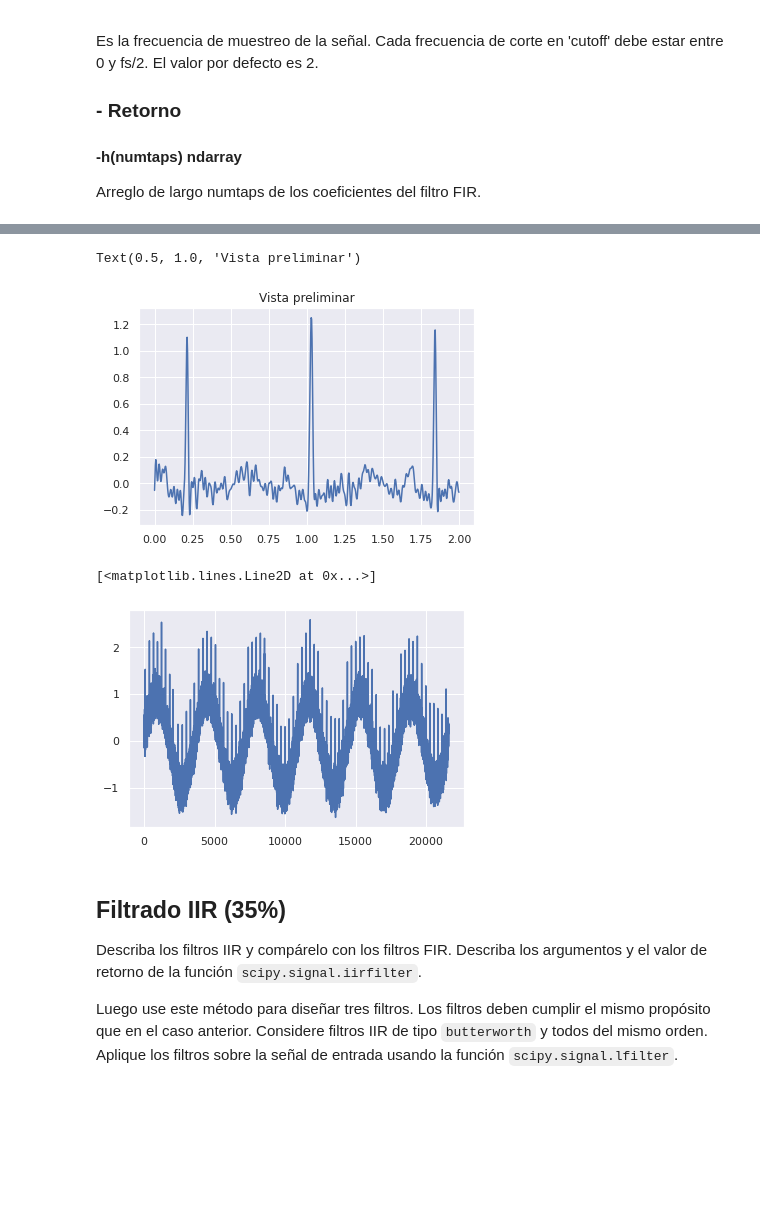
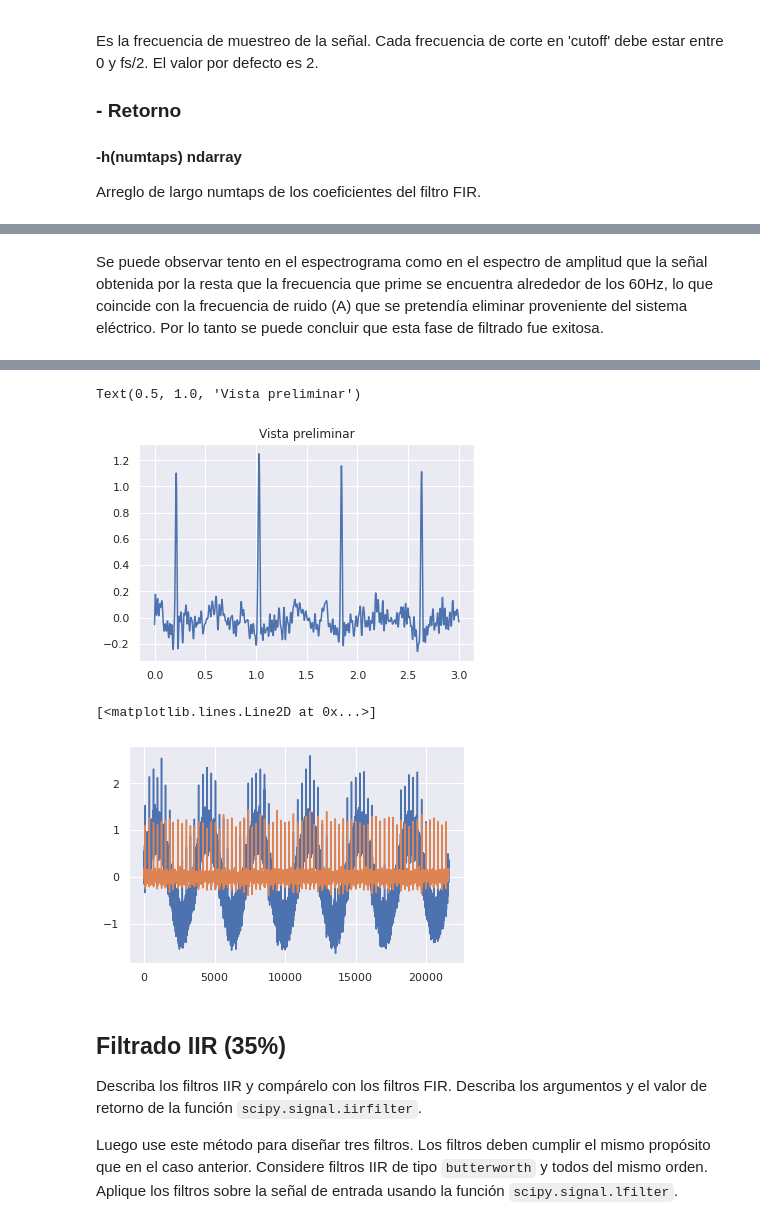
Before and after one commit to Rickiwasho/Analisis-sistemas-lineales, a Jupyter notebook: docs/tarea2/tarea2_info183.ipynb, the cells around one changed output, grey strips where cells are left out. Saved outputs shown, nothing was run; the diff lists cells and outputs as text; code cells hidden in the pictures; blank space fills up the shorter version.

```diff
--- a/docs/tarea2/tarea2_info183.ipynb
+++ b/docs/tarea2/tarea2_info183.ipynb
@@ -250,3 +284,5 @@ Text(0.5, 1.0, 'Respuesta en frecuencia')
+# %% [markdown]
+Se puede observar tento en el espectrograma como en el espectro de amplitud que la señal obtenida por la resta que la frecuencia que prime se encuentra alrededor de los 60Hz, lo que coincide con la frecuencia de ruido (A) que se pretendía eliminar proveniente del sistema eléctrico. Por lo tanto se puede concluir que esta fase de filtrado fue exitosa.
 # %%
 # Filtrado ruido B
 #Filtro pasa-alto
@@ -288,18 +324,19 @@ yf = scipy.convolve(data, h, mode='same')
 yf = scipy.convolve(yf, h1, mode='same')
 yf = scipy.convolve(yf, h2, mode='same')
 
-time2 = np.linspace(start=0,stop=2,num=720)
-yf = yf[:720]
-plt.plot(time2,yf)
+time2 = np.linspace(start=0,stop=3,num=1080)
+yf1 = yf[:1080]
+plt.plot(time2,yf1)
 plt.title('Vista preliminar')
 # %% [output]
 Text(0.5, 1.0, 'Vista preliminar')
-[figure, old version]
+[figure, new version]
 # %%
 plt.plot(data)
+plt.plot(yf)
 # %% [output]
 [<matplotlib.lines.Line2D at 0x...>]
-[figure, old version]
+[figure, new version]
 # %% [markdown]
 ## Filtrado IIR (35%)
 
```
Also changed, not shown: parts of 4 cells of this notebook.
